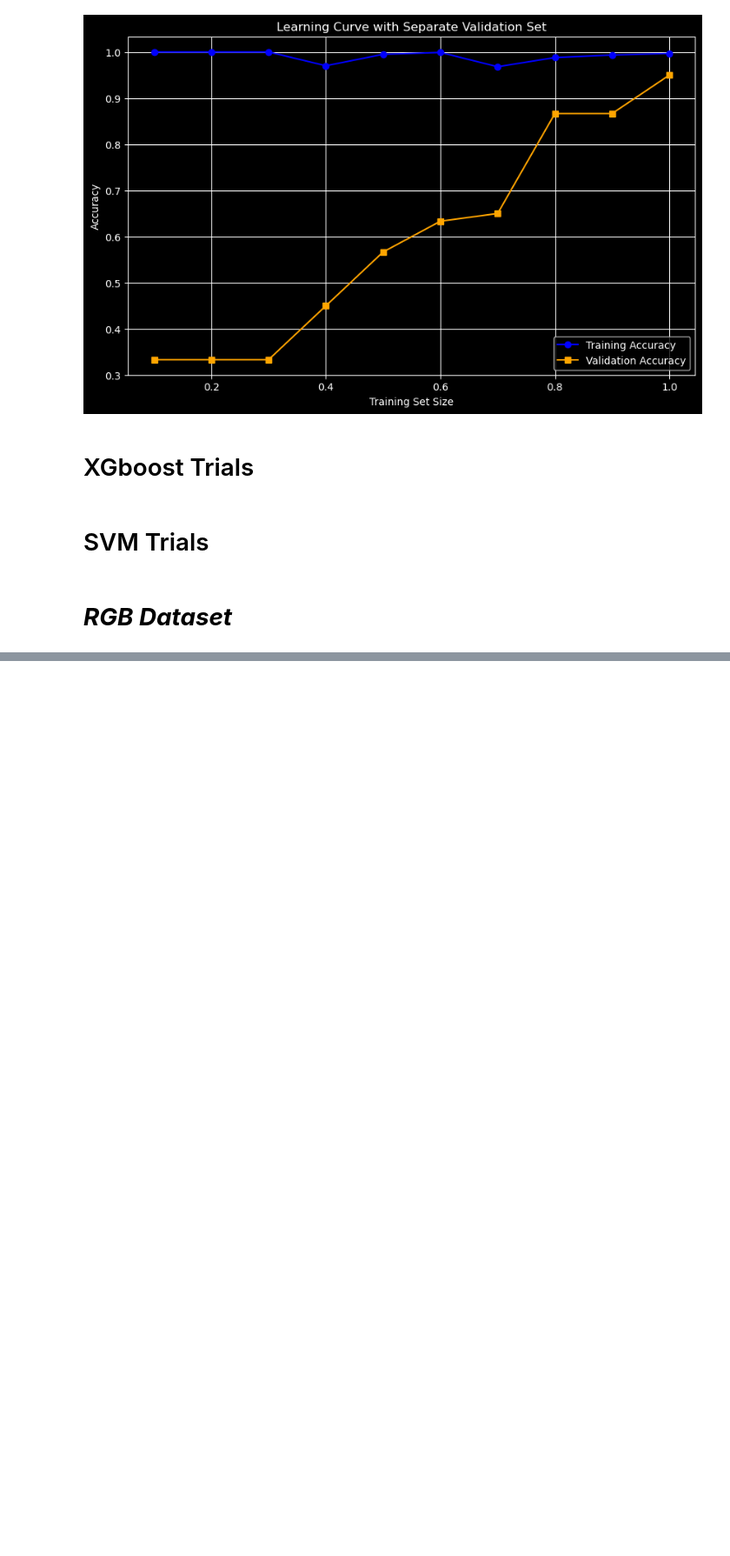
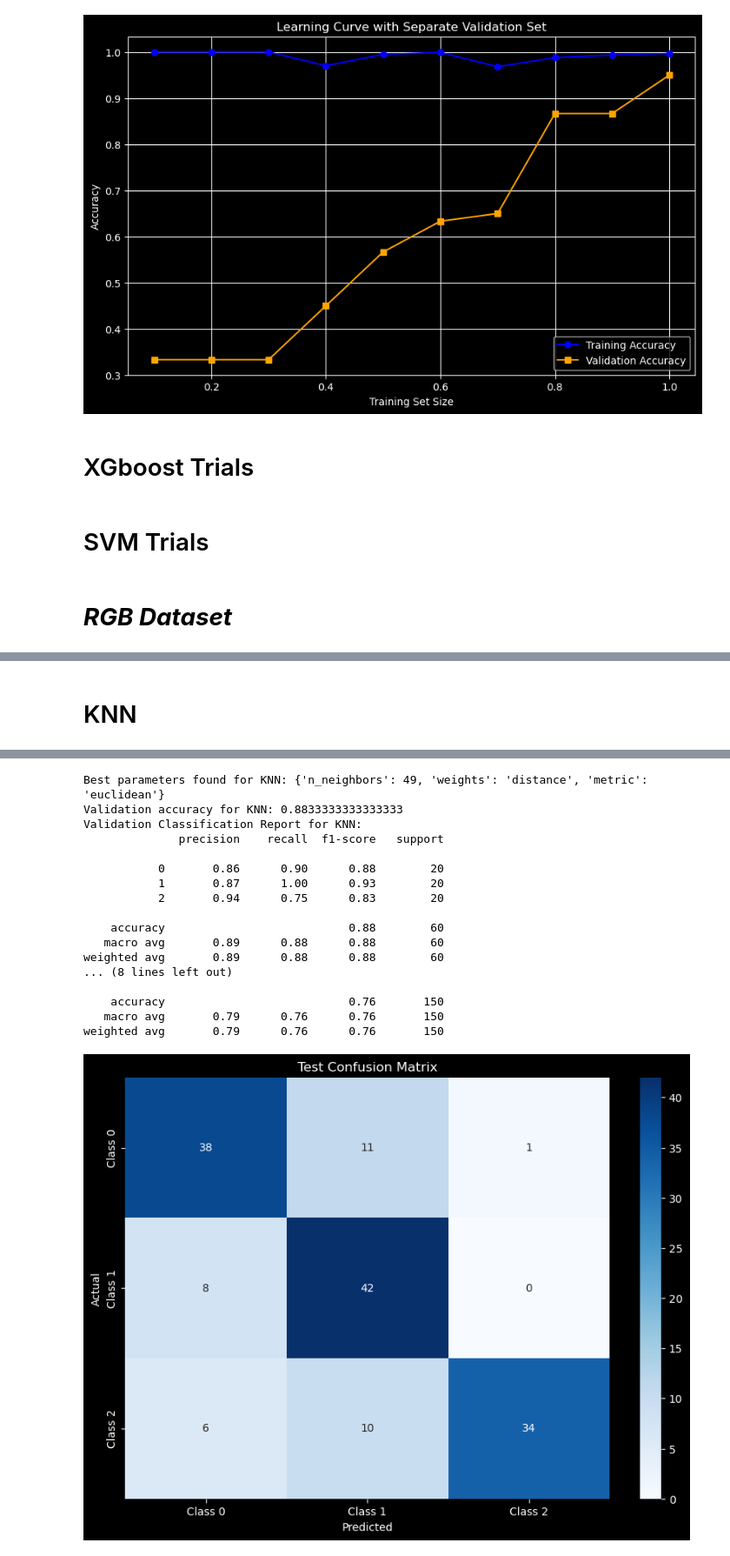
Before and after one commit to Abdulrahman-Mostafa10/Plant-Disease-Detection, a Jupyter notebook: Modelling_part.ipynb, the cells around one changed output, grey strips where cells are left out. Shown at 87% size. Cells and saved outputs as stored; diff of their text form; code cells hidden in the pictures; blank space fills up the shorter version.

```diff
--- a/Modelling_part.ipynb
+++ b/Modelling_part.ipynb
@@ -1739,0 +1926,59 @@ plt.show()
+# %% [markdown]
+# KNN
+# %%
+from sklearn.neighbors import KNeighborsClassifier
+def objective_knn(trial):
+    # Define the hyperparameter space
+    param = {
+        'n_neighbors': trial.suggest_int('n_neighbors', 1, 50),
+        'weights': trial.suggest_categorical('weights', ['uniform', 'distance']),
+        'metric': trial.suggest_categorical('metric', ['euclidean', 'manhattan', 'minkowski']),
+    }
+
+    # Initialize the KNN model
+    knn_model = KNeighborsClassifier(**param)
+
+    # Train on the training set and validate on the validation set
+    knn_model.fit(X_train_pca_rgb_df, y_train_rgb_df)
+    y_val_pred = knn_model.predict(X_val_pca_rgb_df)
+    val_accuracy = accuracy_score(y_val_rgb_df, y_val_pred)
+
+    return val_accuracy
+
+
+# Create a study object and optimize the objective function
+study_knn = optuna.create_study(direction='maximize')
+study_knn.optimize(objective_knn, n_trials=550)
+
+# Get the best parameters from the study
+best_knn_params = study_knn.best_params
+print(f"Best parameters found for KNN: {best_knn_params}")
+
+# Train the final KNN model using the best parameters on the full training set
+best_knn_model = KNeighborsClassifier(**best_knn_params)
+best_knn_model.fit(X_train_pca_rgb_df, y_train_rgb_df)
+
+# Evaluate the final model on the validation set
+y_val_pred_knn = best_knn_model.predict(X_val_pca_rgb_df)
+val_accuracy_knn = accuracy_score(y_val_rgb_df, y_val_pred_knn)
+print(f"Validation accuracy for KNN: {val_accuracy_knn}")
+print("Validation Classification Report for KNN:")
+print(classification_report(y_val_rgb_df, y_val_pred_knn))
+
+# Evaluate the final model on the test set
+y_test_pred_knn = best_knn_model.predict(X_test_pca_rgb_df)
+test_accuracy_knn = accuracy_score(y_test_rgb_df, y_test_pred_knn)
+print(f"Test accuracy for KNN: {test_accuracy_knn}")
+print("Test Classification Report for KNN:")
+print(classification_report(y_test_rgb_df, y_test_pred_knn))
+
+cm = confusion_matrix(y_test_rgb_df, y_test_pred_knn)
+
+# Plot confusion matrix
+plt.figure(figsize=(10, 7))
+sns.heatmap(cm, annot=True, fmt='d', cmap='Blues', xticklabels=['Class 0', 'Class 1', 'Class 2'], yticklabels=['Class 0', 'Class 1', 'Class 2'])
+plt.xlabel('Predicted')
+plt.ylabel('Actual')
+plt.title('Test Confusion Matrix')
+plt.show()
+# %% [output]
@@ -1739,0 +2002,18 @@ plt.show()
+Best parameters found for KNN: {'n_neighbors': 49, 'weights': 'distance', 'metric': 'euclidean'}
+Validation accuracy for KNN: 0.8833333333333333
+Validation Classification Report for KNN:
+              precision    recall  f1-score   support
+
+           0       0.86      0.90      0.88        20
+           1       0.87      1.00      0.93        20
+           2       0.94      0.75      0.83        20
+
+    accuracy                           0.88        60
+   macro avg       0.89      0.88      0.88        60
+weighted avg       0.89      0.88      0.88        60
+... (8 lines left out)
+
+    accuracy                           0.76       150
+   macro avg       0.79      0.76      0.76       150
+weighted avg       0.79      0.76      0.76       150
+[figure, added]
```
Also changed, not shown: parts of 13 cells of this notebook.
